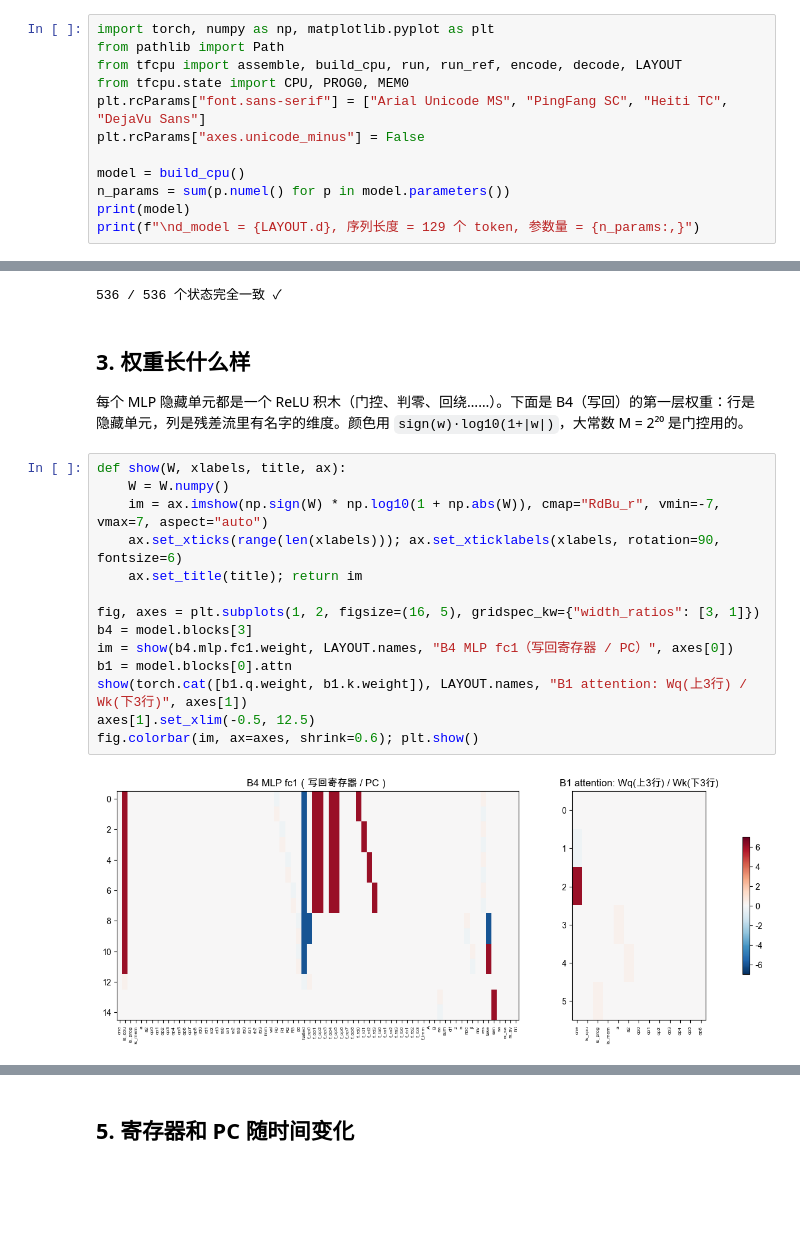
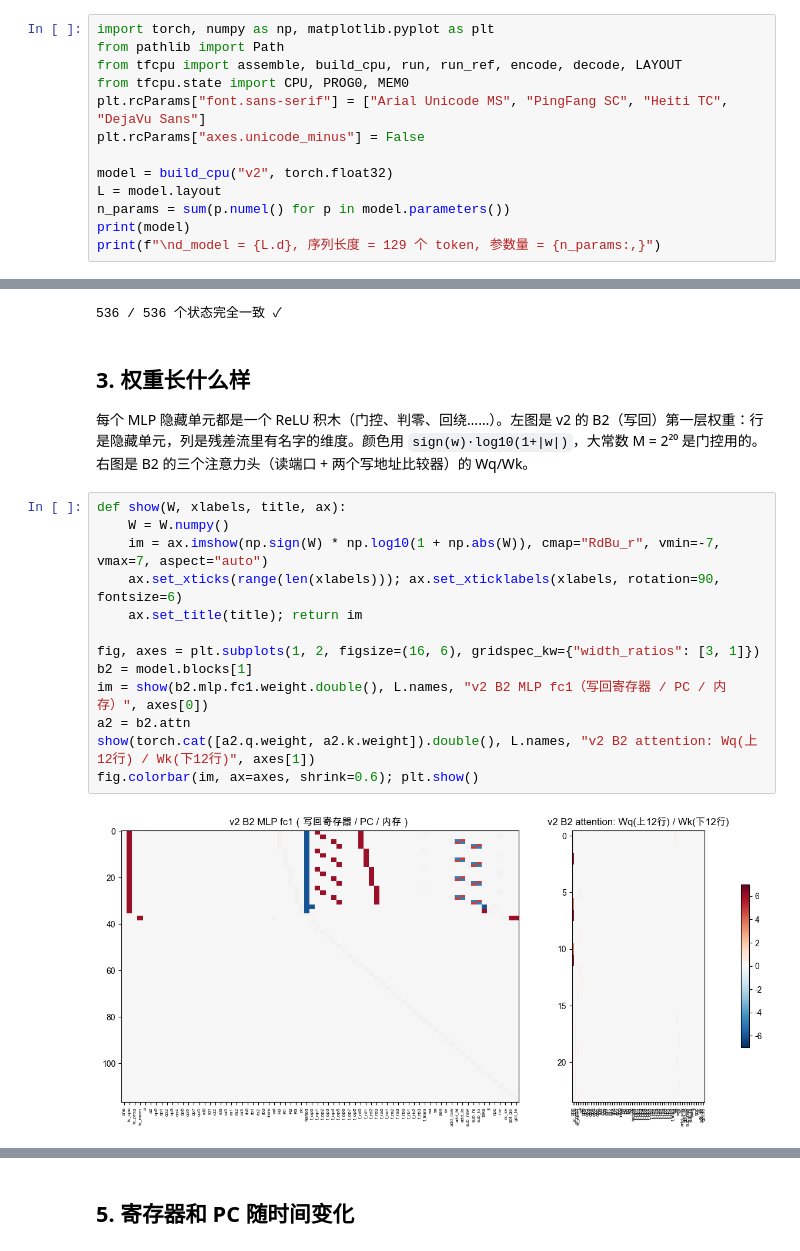
Before and after one commit to cai114514114514/Attention-CPU, a Jupyter notebook: notebooks/demo.ipynb, the cells around one changed output, grey strips where cells are left out. Cells and saved outputs as stored; diff of their text form; blank space fills up the shorter version.

```diff
--- a/notebooks/demo.ipynb
+++ b/notebooks/demo.ipynb
@@ -16,10 +18,11 @@ from tfcpu.state import CPU, PROG0, MEM0
 plt.rcParams["font.sans-serif"] = ["Arial Unicode MS", "PingFang SC", "Heiti TC", "DejaVu Sans"]
 plt.rcParams["axes.unicode_minus"] = False
 
-model = build_cpu()
+model = build_cpu("v2", torch.float32)
+L = model.layout
 n_params = sum(p.numel() for p in model.parameters())
 print(model)
-print(f"\nd_model = {LAYOUT.d}, 序列长度 = 129 个 token, 参数量 = {n_params:,}")
+print(f"\nd_model = {L.d}, 序列长度 = 129 个 token, 参数量 = {n_params:,}")
 # %% [output]
 LoopedTransformer(
   (blocks): ModuleList(
@@ -77,23 +80,22 @@ print(f"{same} / {len(ref)} 个状态完全一致" + (" ✓" if trace.states ==
 # %% [markdown]
 ## 3. 权重长什么样
 
-每个 MLP 隐藏单元都是一个 ReLU 积木（门控、判零、回绕……）。下面是 B4（写回）的第一层权重：行是隐藏单元，列是残差流里有名字的维度。颜色用 `sign(w)·log10(1+|w|)`，大常数 M = 2²⁰ 是门控用的。
+每个 MLP 隐藏单元都是一个 ReLU 积木（门控、判零、回绕……）。左图是 v2 的 B2（写回）第一层权重：行是隐藏单元，列是残差流里有名字的维度。颜色用 `sign(w)·log10(1+|w|)`，大常数 M = 2²⁰ 是门控用的。右图是 B2 的三个注意力头（读端口 + 两个写地址比较器）的 Wq/Wk。
 # %%
 def show(W, xlabels, title, ax):
     W = W.numpy()
     im = ax.imshow(np.sign(W) * np.log10(1 + np.abs(W)), cmap="RdBu_r", vmin=-7, vmax=7, aspect="auto")
     ax.set_xticks(range(len(xlabels))); ax.set_xticklabels(xlabels, rotation=90, fontsize=6)
     ax.set_title(title); return im
 
-fig, axes = plt.subplots(1, 2, figsize=(16, 5), gridspec_kw={"width_ratios": [3, 1]})
-b4 = model.blocks[3]
-im = show(b4.mlp.fc1.weight, LAYOUT.names, "B4 MLP fc1（写回寄存器 / PC）", axes[0])
-b1 = model.blocks[0].attn
-show(torch.cat([b1.q.weight, b1.k.weight]), LAYOUT.names, "B1 attention: Wq(上3行) / Wk(下3行)", axes[1])
-axes[1].set_xlim(-0.5, 12.5)
+fig, axes = plt.subplots(1, 2, figsize=(16, 6), gridspec_kw={"width_ratios": [3, 1]})
+b2 = model.blocks[1]
+im = show(b2.mlp.fc1.weight.double(), L.names, "v2 B2 MLP fc1（写回寄存器 / PC / 内存）", axes[0])
+a2 = b2.attn
+show(torch.cat([a2.q.weight, a2.k.weight]).double(), L.names, "v2 B2 attention: Wq(上12行) / Wk(下12行)", axes[1])
 fig.colorbar(im, ax=axes, shrink=0.6); plt.show()
 # %% [output]
-[figure, old version]
+[figure, new version]
 # %% [markdown]
 ## 4. 看 attention 在做什么
 
```
Also changed, not shown: parts of 7 cells of this notebook, 21 other files.
